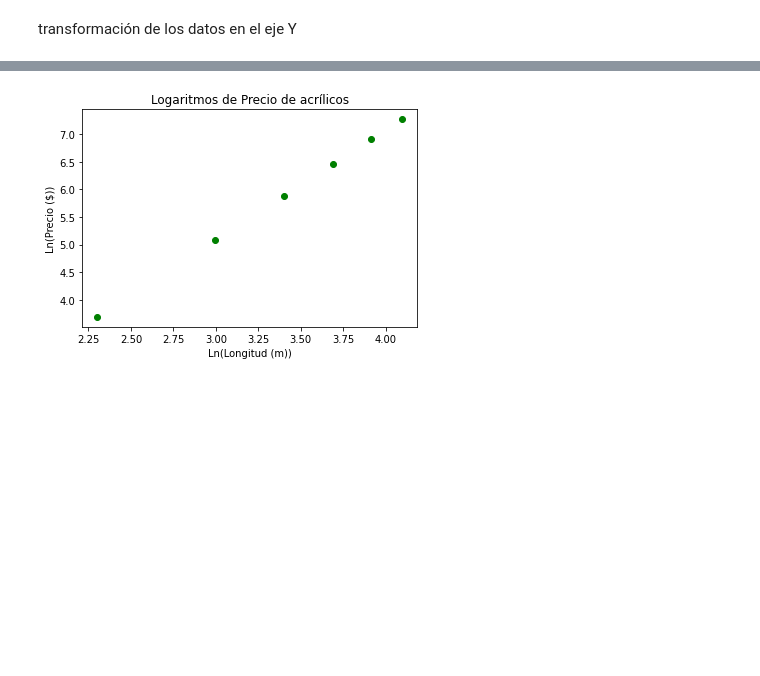
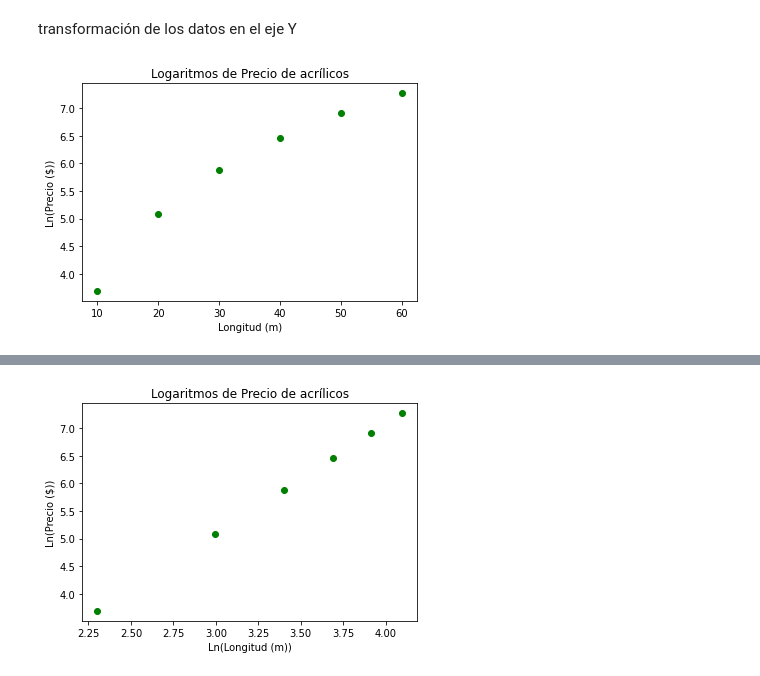
Before and after one commit to jadelrio/empirical-relationships, a Jupyter notebook: RelacionesPotenciales2.ipynb, the cells around one changed output, grey strips where cells are left out. Cells and saved outputs as stored; diff of their text form; code cells hidden in the pictures; blank space fills up the shorter version.

```diff
--- a/RelacionesPotenciales2.ipynb
+++ b/RelacionesPotenciales2.ipynb
@@ -27,0 +30,9 @@ transformación de los datos en el eje Y
+# %%
+plt.figure()
+plt.plot(lon,precioln,'go',markersize=6)
+plt.xlabel('Longitud (m)')
+plt.ylabel('Ln(Precio ($))')
+plt.title('Logaritmos de Precio de acrílicos')
+plt.savefig('acrililnY.png',dpi=300) # se salva la figura en eps con 300 dpi
+# %% [output]
+[figure, added]
```
Also changed, not shown: parts of 5 cells of this notebook.
